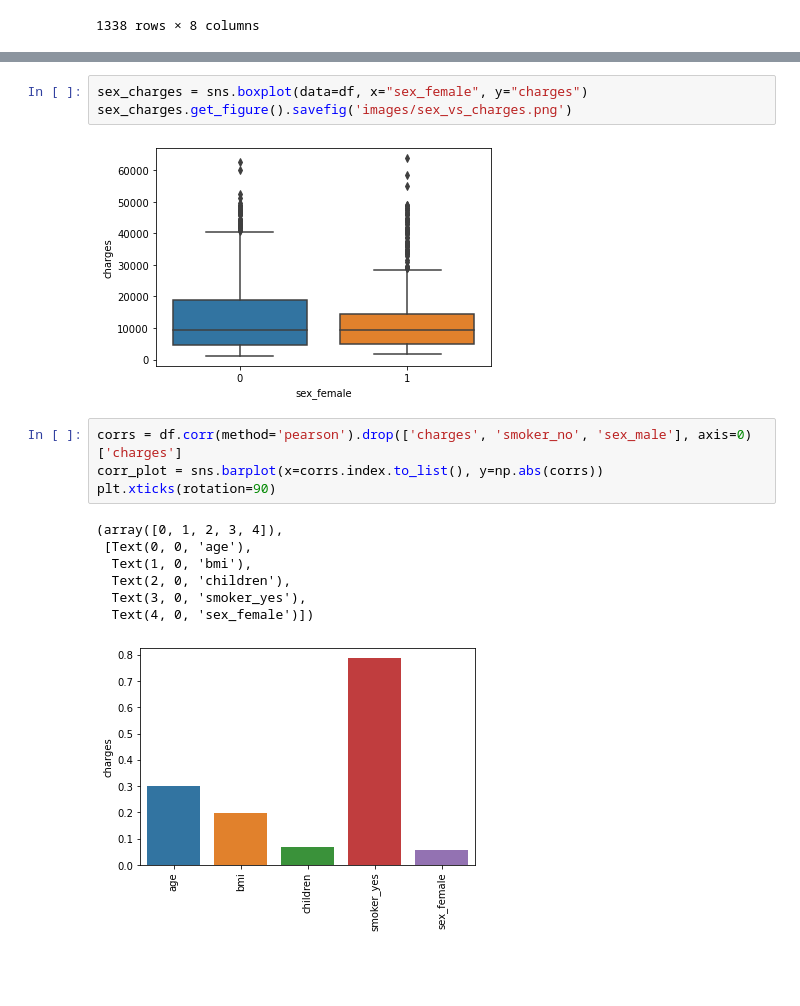
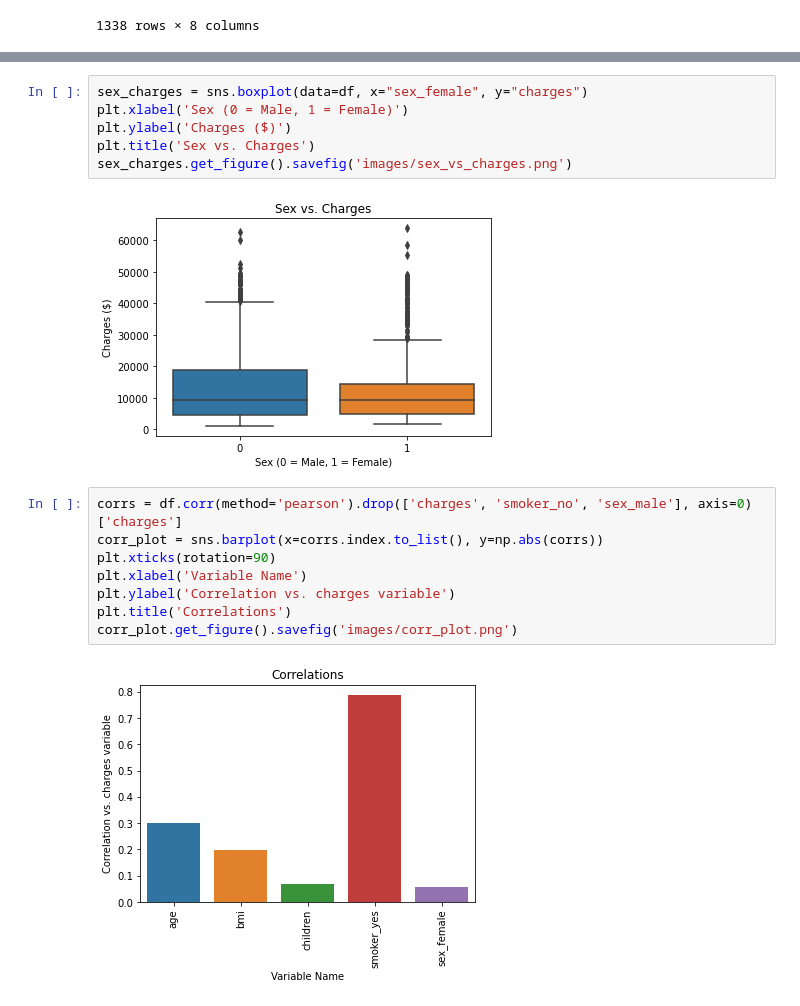
Before and after one commit to dixie-chick/US_Insurance_Premiums_Analysis, a Jupyter notebook: insurance_analysis.ipynb, the cells around one changed output, grey strips where cells are left out. Saved outputs shown, nothing was run; the diff lists cells and outputs as text; blank space fills up the shorter version.

```diff
--- a/insurance_analysis.ipynb
+++ b/insurance_analysis.ipynb
@@ -43,19 +55,20 @@ smoker_charges.get_figure().savefig('images/smoker_vs_charges.png')
 # %%
 sex_charges = sns.boxplot(data=df, x="sex_female", y="charges")
+plt.xlabel('Sex (0 = Male, 1 = Female)')
+plt.ylabel('Charges ($)')
+plt.title('Sex vs. Charges')
 sex_charges.get_figure().savefig('images/sex_vs_charges.png')
 # %% [output]
-[figure, old version]
+[figure, new version]
 # %%
 corrs = df.corr(method='pearson').drop(['charges', 'smoker_no', 'sex_male'], axis=0)['charges']
 corr_plot = sns.barplot(x=corrs.index.to_list(), y=np.abs(corrs))
 plt.xticks(rotation=90)
+plt.xlabel('Variable Name')
+plt.ylabel('Correlation vs. charges variable')
+plt.title('Correlations')
+corr_plot.get_figure().savefig('images/corr_plot.png')
 # %% [output]
-(array([0, 1, 2, 3, 4]),
- [Text(0, 0, 'age'),
-  Text(1, 0, 'bmi'),
-  Text(2, 0, 'children'),
-  Text(3, 0, 'smoker_yes'),
-  Text(4, 0, 'sex_female')])
-[figure, old version]
+[figure, new version]
 # %%
 sns.boxplot(data=df, x="smoker_yes", y="bmi")
```
Also changed, not shown: parts of 6 cells of this notebook, 6 other files.
